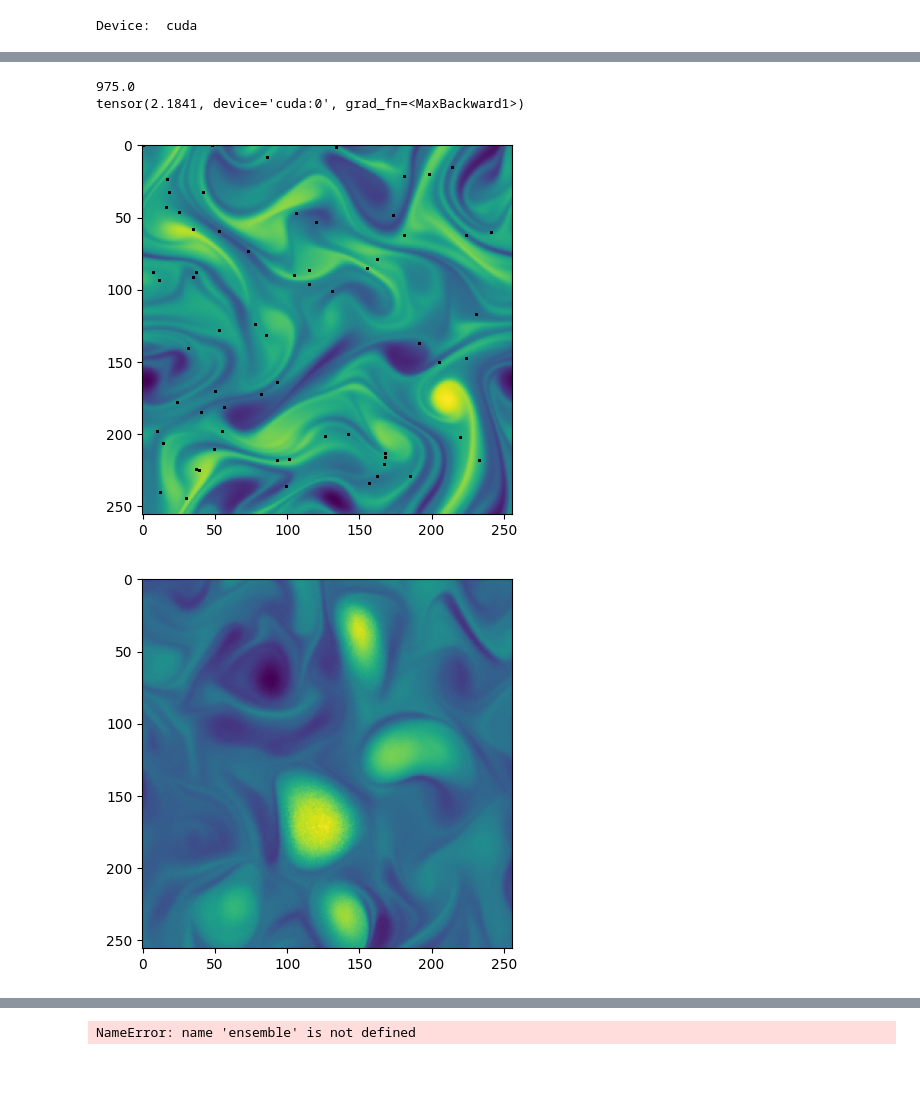
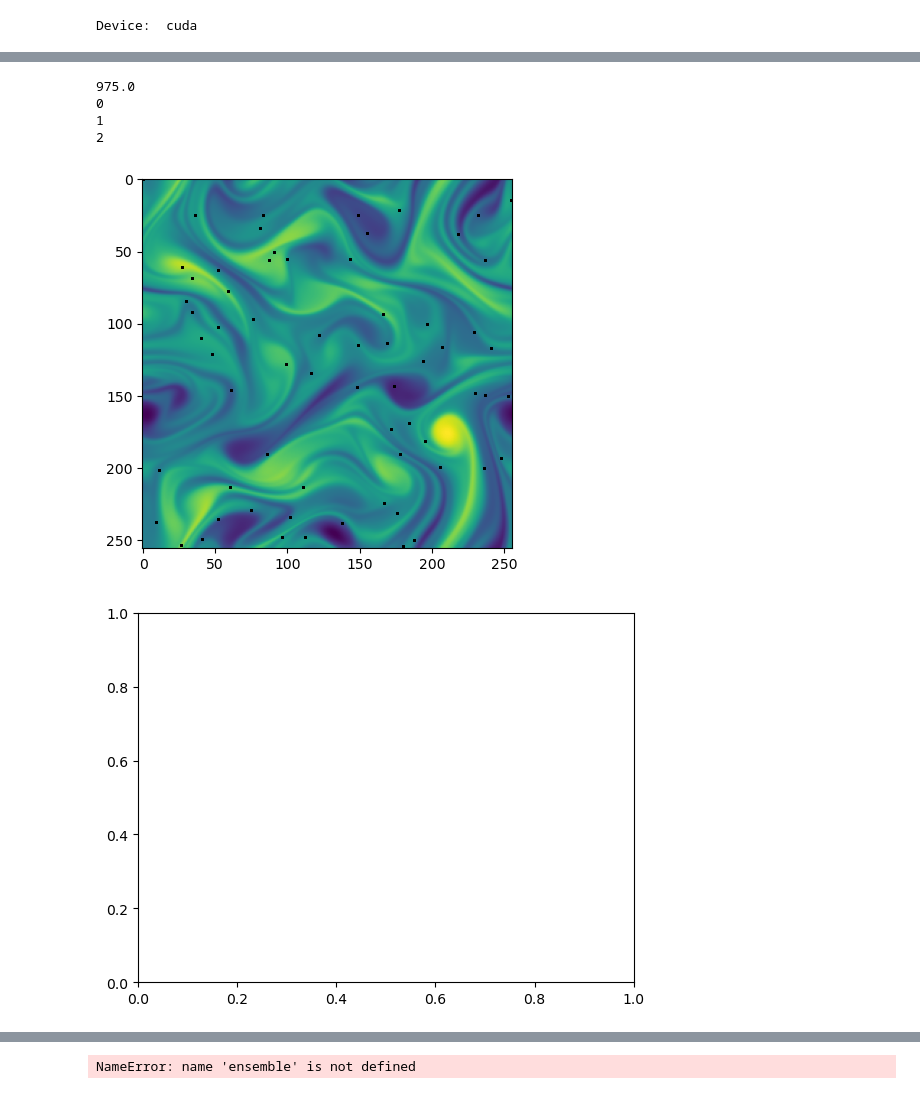
Before and after one commit to baristuran/baris-personal, a Jupyter notebook: data_assimilation.ipynb, the cells around one changed output, grey strips where cells are left out. Drawn from its saved outputs; the diff is of its cells as text; code cells hidden in the pictures.

Commit message:
Dataloader

```diff
--- a/data_assimilation.ipynb
+++ b/data_assimilation.ipynb
@@ -102,45 +102,70 @@ def denoise(x_t, mask, y, model, step_size, beta_min = 1e-4, beta_max = 0.02, st
             x_t -= step_size * likelihood_grad
 
     return x0_hat
+# %%
+def denoise_dataloader(mask, y_dataloader, model, step_size, beta_min = 1e-4, beta_max = 0.02, steps=1000):
+    images = []
+    for i, y in enumerate(y_dataloader):
+        print(i)
+        x_t = torch.randn_like(y, requires_grad=True, dtype=torch.float32).to(device)
+        y = y.detach().clone().to(device)
+        generated_image = denoise(x_t, mask, y, model, step_size).reshape(-1,256,256).detach().cpu().numpy()
+        images.append(generated_image)
+    images = np.concatenate(images, axis=0)
+    return images
+# %%
+class NumpyDataset(Dataset):
+    def __init__(self, data):
+        # Reshape the data to create individual samples
+        self.data = data.reshape(-1, 256, 256)
+        # Normalize the data to [-1, 1]
+        #self.data = 2 * (self.data - np.min(self.data)) / (np.max(self.data) - np.min(self.data)) - 1
+    def __len__(self):
+        return len(self.data)
+
+    def __getitem__(self, idx):
+        image = self.data[idx]
+        image = np.expand_dims(image, axis=0)  # Add channel dimension
+        return torch.tensor(image, dtype=torch.float32)
 # %%
 #Randomly choose a fixed percentage of points from the test snapshot
 trajectory = 3
 percentage = 0.1
 factor = percentage/100
 start_idx = 85
 end_idx = 100
 N = int(256**2 * factor)
 test_snapshots = test_data[:, start_idx : end_idx]
 nx = np.random.randint(0, 256, (N,))
 ny = np.random.randint(0, 256, (N,))
 sparse_measurement =  test_snapshots[..., nx, ny]
 plot_idx = 1
 #Visualize location of selected points and interpolated sparse measurements
 figure,ax = plt.subplots()
 figure2,ax2 = plt.subplots()
 ax.imshow(test_snapshots[trajectory, plot_idx].squeeze())
 mask = np.zeros_like(test_snapshots[trajectory])
 mask[..., nx, ny] = 1
 print(np.sum(mask))
 y = test_snapshots[trajectory] * mask
 xx,yy = np.meshgrid(np.arange(256), np.arange(256))
 ax.scatter(xx*mask, yy*mask, s=1, c="black", alpha=0.5)
 
+measurement_std = 0.0
+measurement_noise = np.random.randn(*mask.shape) * measurement_std
+y = y + measurement_noise * mask
+y_dataset = NumpyDataset(y)
+y_dataloader = DataLoader(y_dataset, batch_size=5, shuffle=False)
+
 mask = torch.tensor(mask, requires_grad=True).to(device)
 epsilon = torch.randn_like(mask, requires_grad=True, dtype=torch.float32).unsqueeze(1).to(device)
 
-
-measurement_std = 0.0
-measurement_noise = torch.randn_like(mask, dtype=torch.float32) * measurement_std
-y = torch.tensor(y, dtype=torch.float32).unsqueeze(1).to(device) + measurement_noise * mask
-
-step_size= 0.6
-
-generated_sample = denoise(epsilon, mask, y, model, step_size)
-ax2.imshow(generated_sample.squeeze().cpu().detach().numpy()[plot_idx])
-print(torch.max(torch.abs(generated_sample)))
+step_size= 0.0
+generated_sample = denoise_dataloader(mask, y_dataloader, model, step_size)
 # %% [output]
 975.0
-tensor(2.1841, device='cuda:0', grad_fn=<MaxBackward1>)
+0
+1
+2
-[figure, old version]
+[figure, new version]
-[figure, old version]
+[figure, new version]
```
Also changed, not shown: parts of 5 cells of this notebook.
